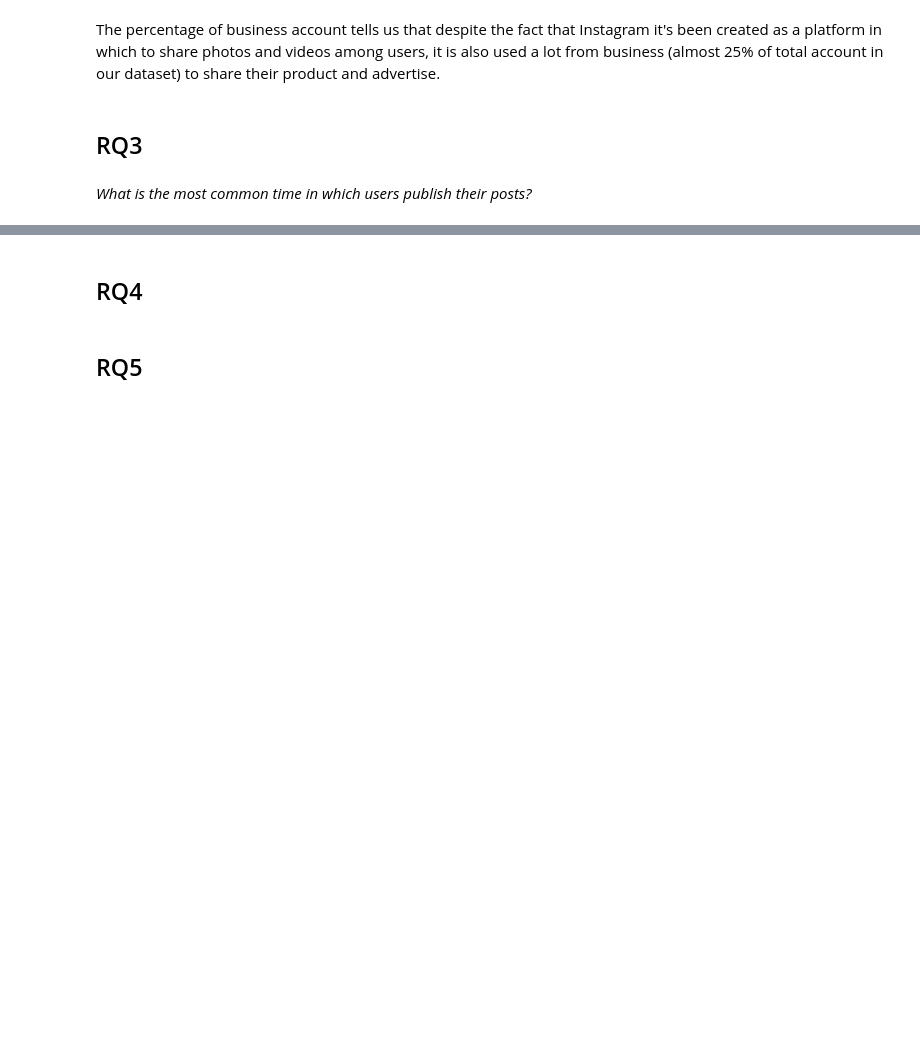
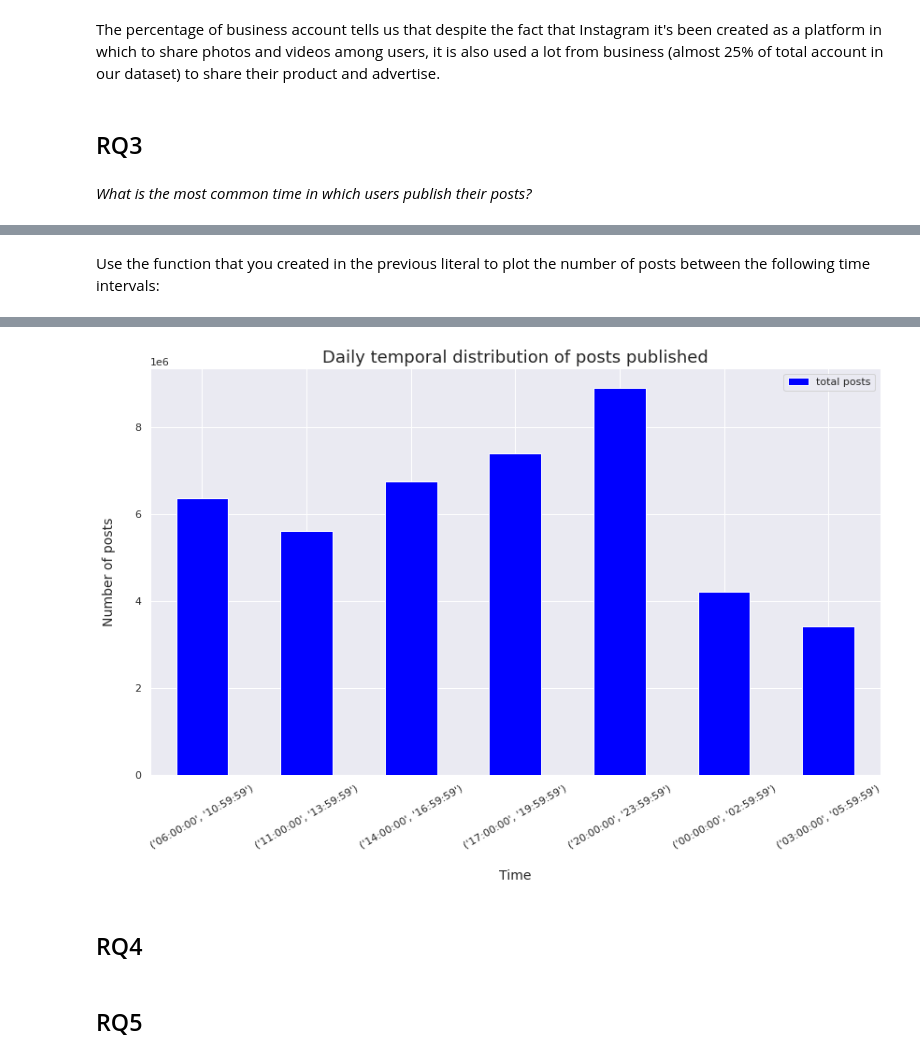
Before and after one commit to Matteo-Candi/ADM_HW2, a Jupyter notebook: main.ipynb, the cells around one changed output, grey strips where cells are left out. Saved outputs shown, nothing was run; the diff lists cells and outputs as text; code cells hidden in the pictures; blank space fills up the shorter version.

```diff
--- a/main.ipynb
+++ b/main.ipynb
@@ -181,0 +189,30 @@ plot_posts_time(posts_time)
+# %%
+def time_interval(data, intervals):
+    datex = pd.DataFrame(pd.to_datetime(data.cts))
+    datex.set_index(pd.DatetimeIndex(datex.cts), inplace=True)
+    calc = 0
+    value_counts = pd.DataFrame()
+    for interval in intervals:
+        start, end = interval
+        total = datex.between_time(start, end).count()
+        total = int(total[0])
+        print([interval],total)
+        RES = pd.DataFrame({'time interval (start, end)' : [interval], 'total posts' : total})
+        value_counts = value_counts.append(RES)
+        calc += total
+    sns.set()
+
+    ax = value_counts.plot(figsize=(14,8), kind='bar', color = 'blue', zorder=3)
+    a = [0, 1, 2, 3, 4, 5, 6]
+    plt.xticks(a, intervals, rotation = 30)
+    plt.xlabel("Time", fontsize=14, labelpad=20)
+    plt.ylabel("Number of posts", fontsize=14, labelpad=20)
+    plt.title("Daily temporal distribution of posts published", fontsize=18)
+    plt.show()
+# %% [markdown]
+Use the function that you created in the previous literal to plot the number of posts between the following time intervals:
+# %%
+time_intervals = [('06:00:00', '10:59:59'),('11:00:00', '13:59:59'),('14:00:00', '16:59:59'),('17:00:00', '19:59:59'),('20:00:00', '23:59:59'),('00:00:00', '02:59:59'),('03:00:00', '05:59:59')]
+# %%
+time_interval(posts, time_intervals)
+# %% [output]
@@ -182,3 +226,4 @@ plot_posts_time(posts_time)
+[figure, added]
 # %% [markdown]
 ## RQ4
 # %% [markdown]
```
Also changed, not shown: parts of 6 cells of this notebook.
